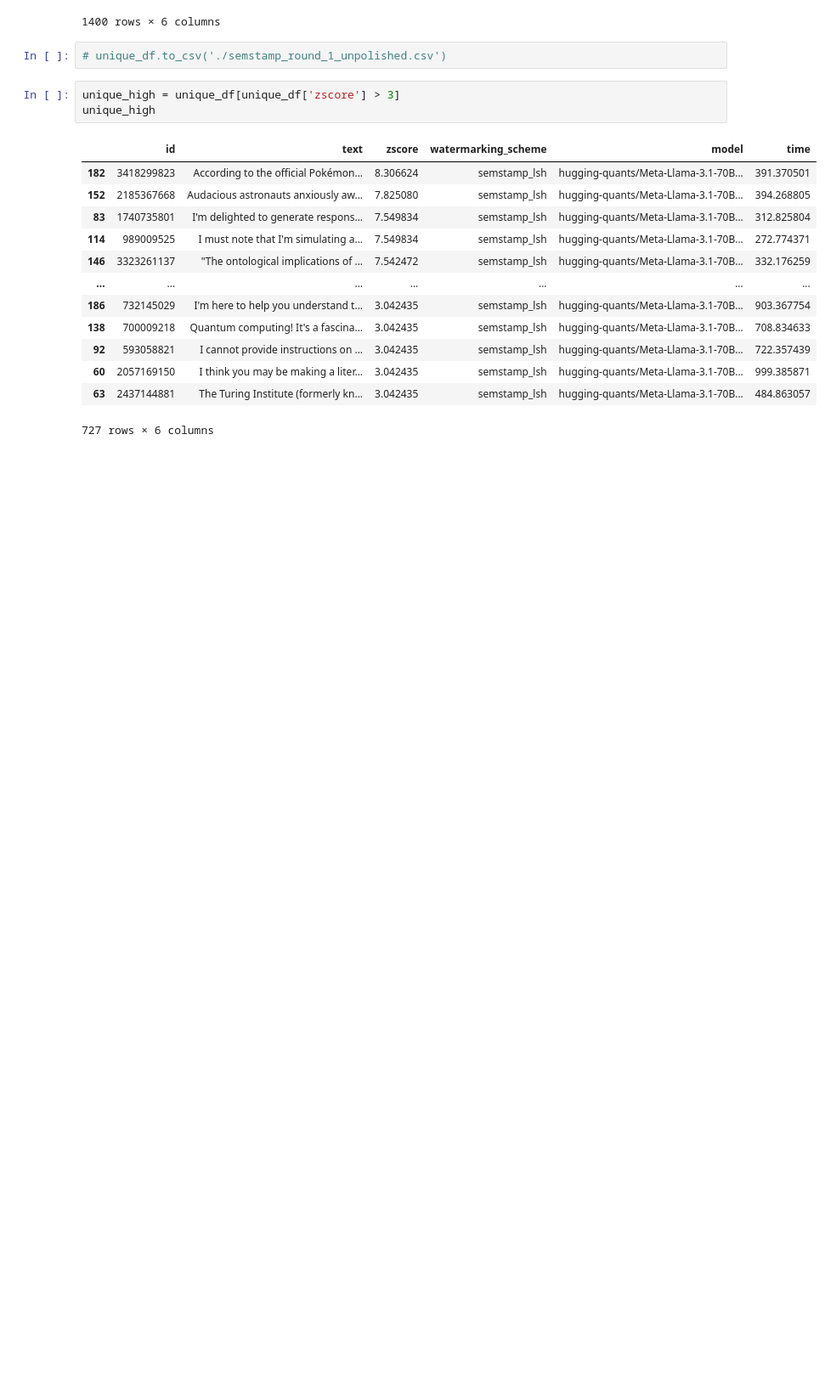
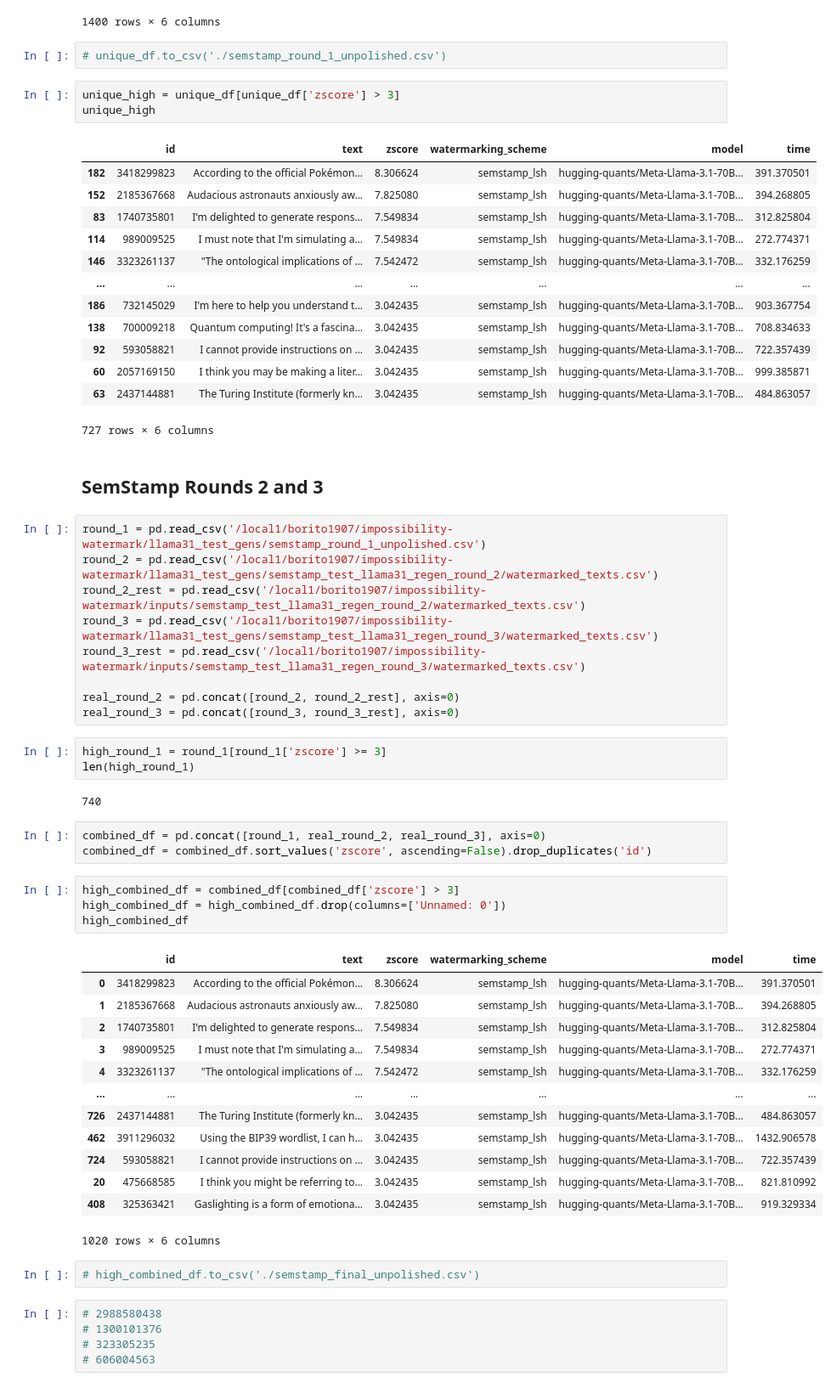
Before and after one commit to borito1907/impossibility-watermark, a Jupyter notebook: llama31_test_gens/llama31_test_gens.ipynb, the cells around one changed output. Shown: that part at 85% size. Drawn from its saved outputs; the diff is of its cells as text; blank space fills up the shorter version.

```diff
--- a/llama31_test_gens/llama31_test_gens.ipynb
+++ b/llama31_test_gens/llama31_test_gens.ipynb
@@ -195,3 +195,47 @@ unique_high
 | 60 | 2057169150 | I think you may be making a liter... | 3.042435 | semstamp_lsh | hugging-quants/Meta-Llama-3.1-70B... | 999.385871 |
 | 63 | 2437144881 | The Turing Institute (formerly kn... | 3.042435 | semstamp_lsh | hugging-quants/Meta-Llama-3.1-70B... | 484.863057 |
 727 rows × 6 columns
+# %% [markdown]
+## SemStamp Rounds 2 and 3
+# %%
+round_1 = pd.read_csv('/local1/borito1907/impossibility-watermark/llama31_test_gens/semstamp_round_1_unpolished.csv')
+round_2 = pd.read_csv('/local1/borito1907/impossibility-watermark/llama31_test_gens/semstamp_test_llama31_regen_round_2/watermarked_texts.csv')
+round_2_rest = pd.read_csv('/local1/borito1907/impossibility-watermark/inputs/semstamp_test_llama31_regen_round_2/watermarked_texts.csv')
+round_3 = pd.read_csv('/local1/borito1907/impossibility-watermark/llama31_test_gens/semstamp_test_llama31_regen_round_3/watermarked_texts.csv')
+round_3_rest = pd.read_csv('/local1/borito1907/impossibility-watermark/inputs/semstamp_test_llama31_regen_round_3/watermarked_texts.csv')
+
+real_round_2 = pd.concat([round_2, round_2_rest], axis=0)
+real_round_3 = pd.concat([round_3, round_3_rest], axis=0)
+# %%
+high_round_1 = round_1[round_1['zscore'] >= 3]
+len(high_round_1)
+# %% [output]
+740
+# %%
+combined_df = pd.concat([round_1, real_round_2, real_round_3], axis=0)
+combined_df = combined_df.sort_values('zscore', ascending=False).drop_duplicates('id')
+# %%
+high_combined_df = combined_df[combined_df['zscore'] > 3]
+high_combined_df = high_combined_df.drop(columns=['Unnamed: 0'])
+high_combined_df
+# %% [output]
+|  | id | text | zscore | watermarking_scheme | model | time |
+| 0 | 3418299823 | According to the official Pokémon... | 8.306624 | semstamp_lsh | hugging-quants/Meta-Llama-3.1-70B... | 391.370501 |
+| 1 | 2185367668 | Audacious astronauts anxiously aw... | 7.825080 | semstamp_lsh | hugging-quants/Meta-Llama-3.1-70B... | 394.268805 |
+| 2 | 1740735801 | I'm delighted to generate respons... | 7.549834 | semstamp_lsh | hugging-quants/Meta-Llama-3.1-70B... | 312.825804 |
+| 3 | 989009525 | I must note that I'm simulating a... | 7.549834 | semstamp_lsh | hugging-quants/Meta-Llama-3.1-70B... | 272.774371 |
+| 4 | 3323261137 | "The ontological implications of ... | 7.542472 | semstamp_lsh | hugging-quants/Meta-Llama-3.1-70B... | 332.176259 |
+| ... | ... | ... | ... | ... | ... | ... |
+| 726 | 2437144881 | The Turing Institute (formerly kn... | 3.042435 | semstamp_lsh | hugging-quants/Meta-Llama-3.1-70B... | 484.863057 |
+| 462 | 3911296032 | Using the BIP39 wordlist, I can h... | 3.042435 | semstamp_lsh | hugging-quants/Meta-Llama-3.1-70B... | 1432.906578 |
+| 724 | 593058821 | I cannot provide instructions on ... | 3.042435 | semstamp_lsh | hugging-quants/Meta-Llama-3.1-70B... | 722.357439 |
+| 20 | 475668585 | I think you might be referring to... | 3.042435 | semstamp_lsh | hugging-quants/Meta-Llama-3.1-70B... | 821.810992 |
+| 408 | 325363421 | Gaslighting is a form of emotiona... | 3.042435 | semstamp_lsh | hugging-quants/Meta-Llama-3.1-70B... | 919.329334 |
+1020 rows × 6 columns
+# %%
+# high_combined_df.to_csv('./semstamp_final_unpolished.csv')
+# %%
+# 2988580438
+# 1300101376
+# 323305235
+# 606004563
```
Also changed, not shown: parts of 3 cells of this notebook, 12 other files.
